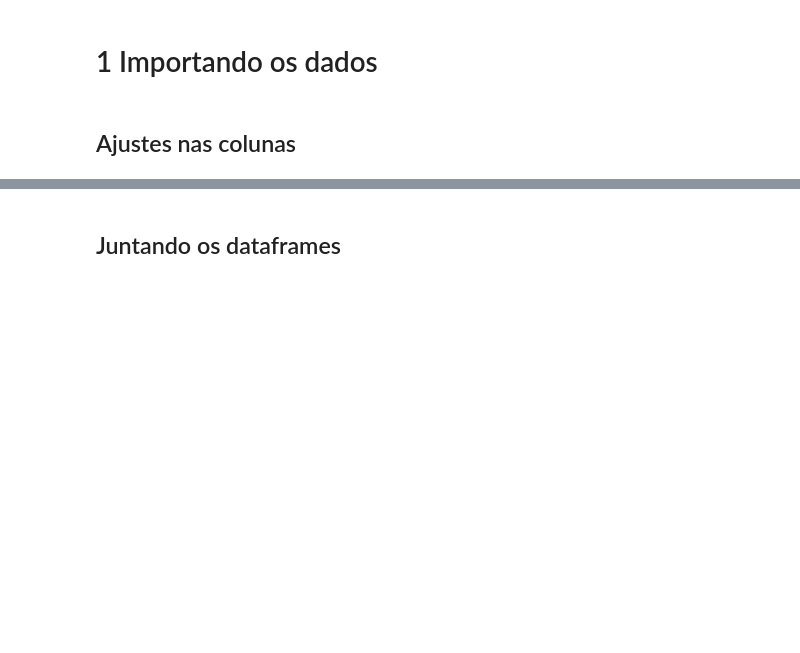
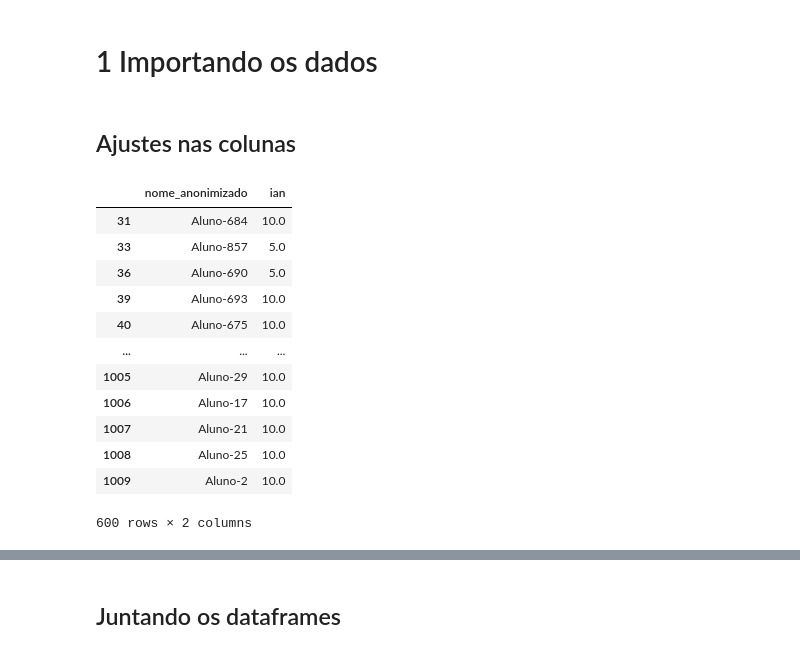
Before and after one commit to vbomura/tc5, a Jupyter notebook: Codigos/Algoritmo V2.ipynb, the cells around one changed output, grey strips where cells are left out. Saved outputs shown, nothing was run; the diff lists cells and outputs as text; code cells hidden in the pictures; blank space fills up the shorter version.

```diff
--- a/Codigos/Algoritmo V2.ipynb
+++ b/Codigos/Algoritmo V2.ipynb
@@ -187,3 +187,29 @@ mapa = {
 
 }
 base_2022 = renomear_colunas(base_2022, mapa)
+# %%
+# Vamos guardar os id em listas para usar depois
+ra_2023_diferentes = base_2023['ra'].unique().tolist()
+ra_2022_diferentes = base_2022['ra'].unique().tolist()
+
+# listamos as colunas do dataframe principal (ano de 2024)
+colunas_finais = list(base_2024.columns) + ['ano_dataframe']
+
+base_2023 = adaptar_dataframe(base_2023,colunas_finais, 2023, ra_2023_diferentes)
+base_2022 = adaptar_dataframe(base_2023,colunas_finais, 2022, ra_2022_diferentes)
+# %%
+base_2022[['nome_anonimizado','ian']]
+# %% [output]
+|  | nome_anonimizado | ian |
+| 31 | Aluno-684 | 10.0 |
+| 33 | Aluno-857 | 5.0 |
+| 36 | Aluno-690 | 5.0 |
+| 39 | Aluno-693 | 10.0 |
+| 40 | Aluno-675 | 10.0 |
+| ... | ... | ... |
+| 1005 | Aluno-29 | 10.0 |
+| 1006 | Aluno-17 | 10.0 |
+| 1007 | Aluno-21 | 10.0 |
+| 1008 | Aluno-25 | 10.0 |
+| 1009 | Aluno-2 | 10.0 |
+600 rows × 2 columns
```
Also changed, not shown: parts of 11 cells of this notebook.
